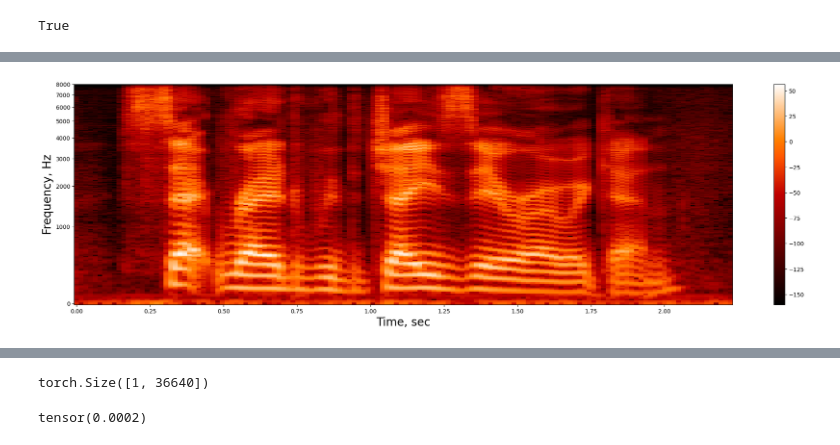
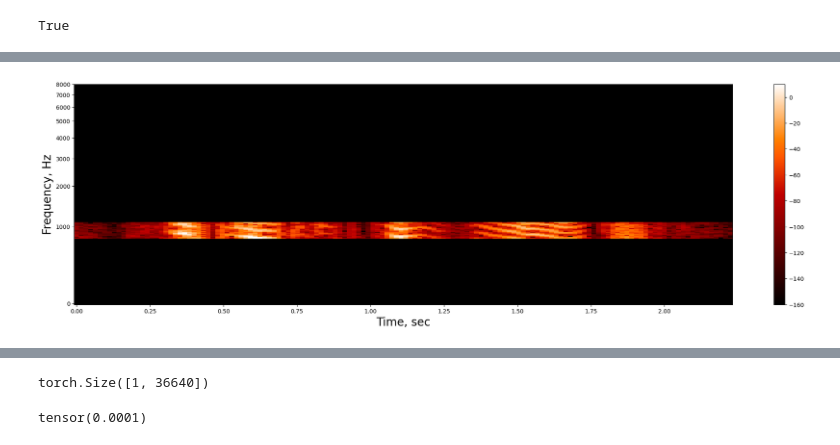
Before and after one commit to sumiya11/pytorch_project_template17, a Jupyter notebook: uwu.ipynb, the cells around one changed output, grey strips where cells are left out. Saved outputs shown, nothing was run; the diff lists cells and outputs as text; code cells hidden in the pictures.

```diff
--- a/uwu.ipynb
+++ b/uwu.ipynb
@@ -34,33 +34,36 @@ def melInverse(m):
 # %%
 spectrum1 = torch.stft(
     wav,
     n_fft=nFFT,
     hop_length=hopSize,
     win_length=windowSize,
     window=window,
     center=False,
     onesided=True,
     return_complex=True,
 )
 
 # spectrogram = spectrum1.norm(dim=-1).pow(2)
+
+spectrum1[:, :50] = 0
+spectrum1[:, 70:] = 0
 
 spectrogram = spectrum1.abs().pow(2)
 
 f,ax = plt.subplots(figsize=(26, 7))
 
 tGrid = np.arange(0,spectrogram.shape[2]*hopSize, hopSize)/sr
 fGrid = np.arange(0,nFFT/2+0.00001)/(nFFT)*sr
 tt,ff = np.meshgrid(tGrid,fGrid)
 
 im=ax.pcolormesh(tt,ff,20*torch.log10(spectrogram.squeeze()+1e-8),cmap="gist_heat")
 ax.set_xlabel('Time, sec', size=20)
 ax.set_ylabel('Frequency, Hz', size=20)
 ax.set_yscale("function",functions=(melForward,melInverse))
 f.colorbar(im)
 plt.show()
 # %% [output]
-[figure, old version]
+[figure, new version]
 # %%
 wav_revived = torch.istft(spectrum1,
     n_fft=nFFT,
@@ -78,4 +81,4 @@ torch.Size([1, 36640])
 # %%
 torch.norm(torch.cat((wav_revived, torch.zeros(wav.shape[1] - wav_revived.shape[1])[None, :]), dim=1)) / wav.shape[1]
 # %% [output]
-tensor(0.0002)
+tensor(0.0001)
```
